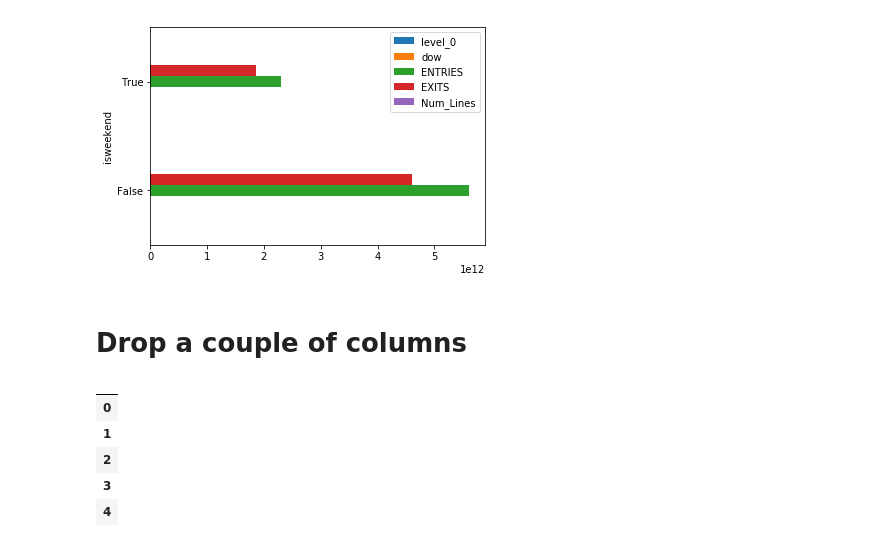
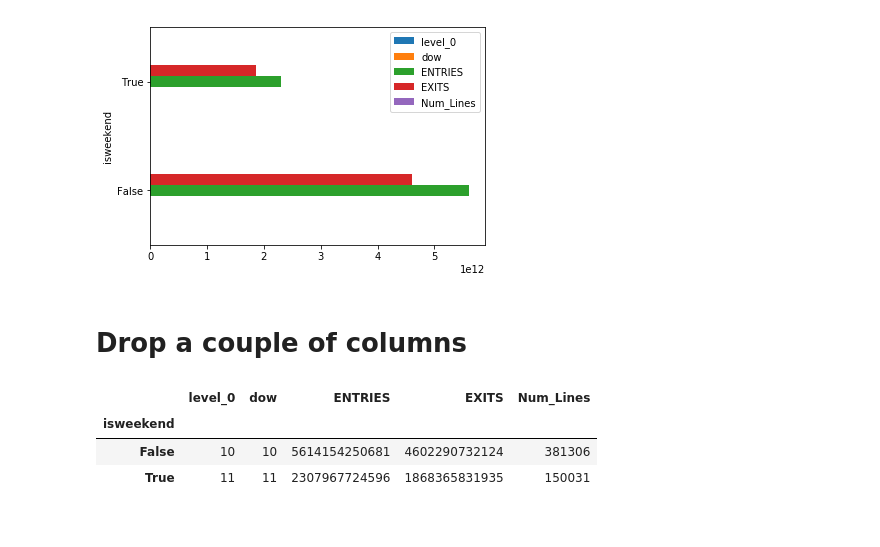
Before and after one commit to alexxlu/dsc-0-03-08-understanding-pandas-series-and-dataframes-lab-online-ds-pt-100118, a Jupyter notebook: index.ipynb, the cells around one changed output. Cells and saved outputs as stored; diff of their text form; code cells hidden in the pictures.

```diff
--- a/index.ipynb
+++ b/index.ipynb
@@ -155,12 +155,10 @@ grouped.plot(kind='barh')
 # %%
 # Your code here
 
-group=group.drop(group.columns[[0,1]], axis=1)
-group.head()
+#group=group.drop(group.columns[[0,1]], axis=1)
+grouped.head()
 # %% [output]
-|  |
-| 0 |
-| 1 |
-| 2 |
-| 3 |
-| 4 |
+|  | level_0 | dow | ENTRIES | EXITS | Num_Lines |
+| isweekend |  |  |  |  |  |
+| False | 10 | 10 | 5614154250681 | 4602290732124 | 381306 |
+| True | 11 | 11 | 2307967724596 | 1868365831935 | 150031 |
```
